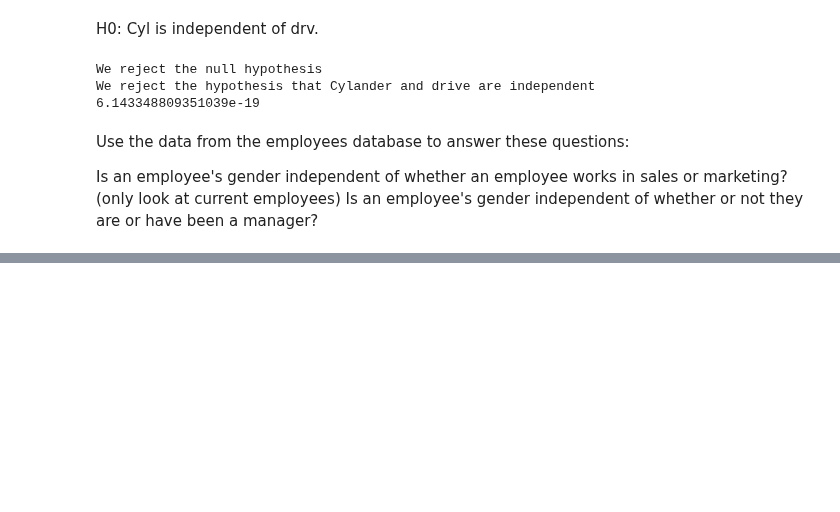
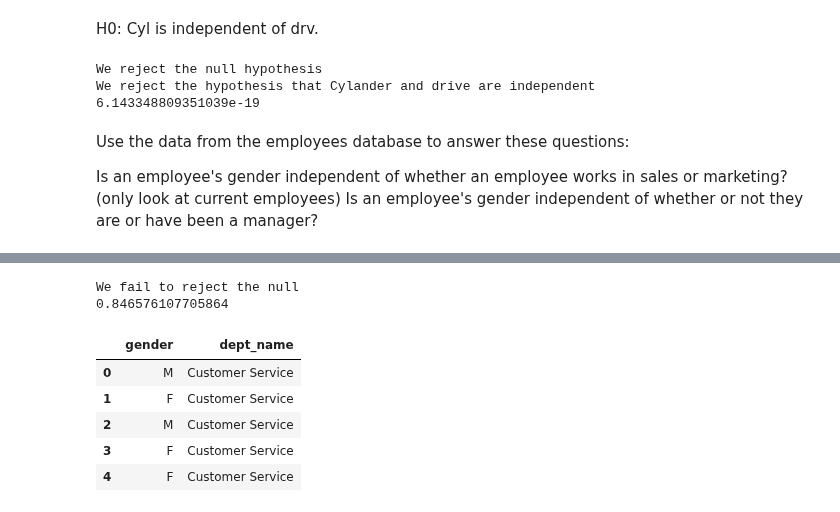
Before and after one commit to matt-c-knight/statistics-exercises, a Jupyter notebook: statistics-exercises/hypothesis_testing.ipynb, the cells around one changed output, grey strips where cells are left out. Saved outputs shown, nothing was run; the diff lists cells and outputs as text; code cells hidden in the pictures; blank space fills up the shorter version.

```diff
--- a/statistics-exercises/hypothesis_testing.ipynb
+++ b/statistics-exercises/hypothesis_testing.ipynb
@@ -628,0 +701,20 @@ Is an employee's gender independent of whether or not they are or have been a ma
+# %%
+chi2, p, degf, expected = stats.chi2_contingency(observed)
+
+if p < alpha:
+    print("We reject the null hypothesis")
+else:
+    print("We fail to reject the null")
+    print(p)
+# %% [output]
+We fail to reject the null
+0.846576107705864
+# %%
+salaries.head()
+# %% [output]
+|  | gender | dept_name |
+| 0 | M | Customer Service |
+| 1 | F | Customer Service |
+| 2 | M | Customer Service |
+| 3 | F | Customer Service |
+| 4 | F | Customer Service |
```
Also changed, not shown: parts of 14 cells of this notebook.
